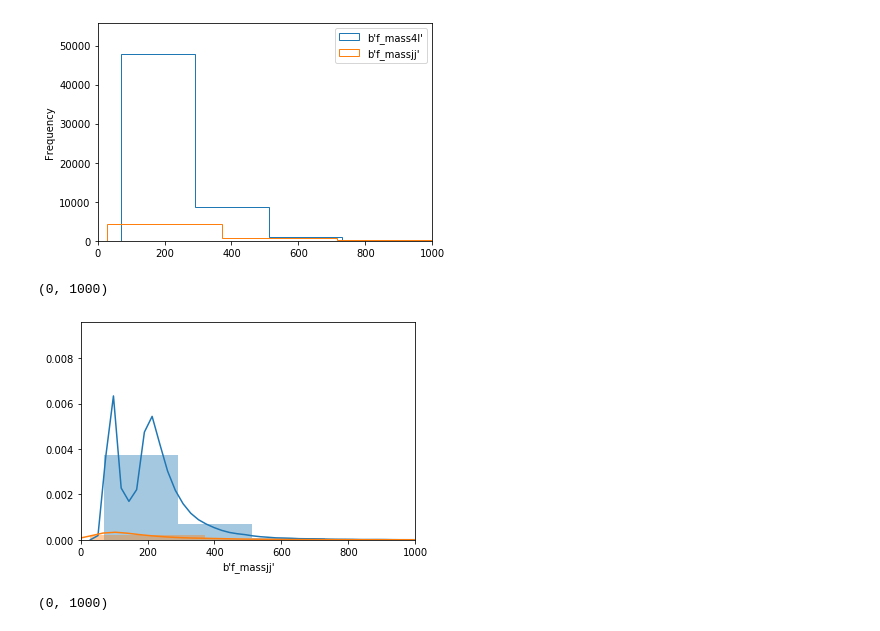
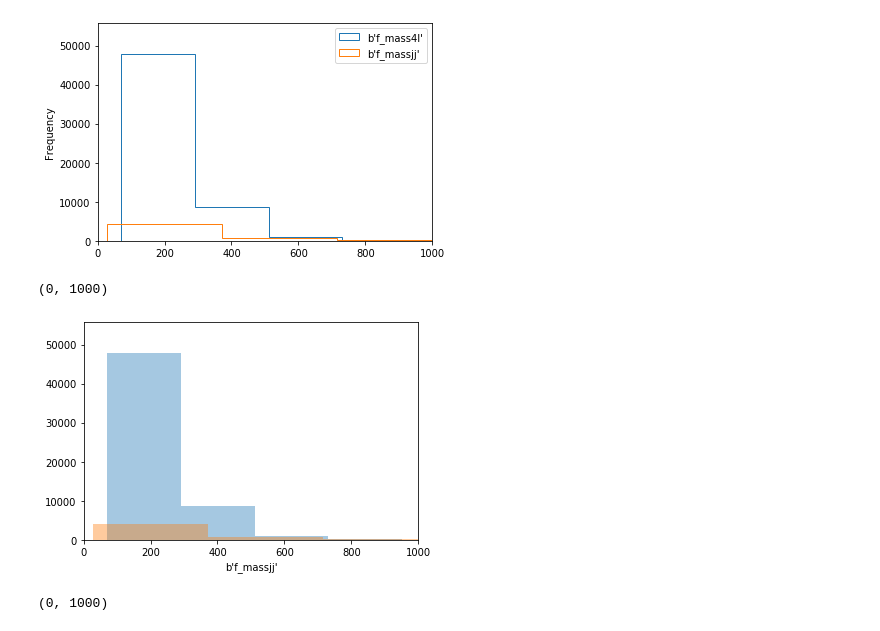
Before and after one commit to soldanoale/DataScience-HEP, a Jupyter notebook: Lezioni/Lezione 1.B - Soluzioni.ipynb, the cells around one changed output. Cells and saved outputs as stored; diff of their text form; code cells hidden in the pictures.

```diff
--- a/Lezioni/Lezione 1.B - Soluzioni.ipynb
+++ b/Lezioni/Lezione 1.B - Soluzioni.ipynb
@@ -202,13 +219,13 @@ ax.set_xlim(0, 1000)
 [figure]
 # %%
 import seaborn as sns
-ax = sns.distplot(df[VARS[0]], bins=10, kde=True)
-ax = sns.distplot(df[VARS[1]], bins=10, kde=True)
+ax = sns.distplot(df[VARS[0]], bins=10, kde=False)
+ax = sns.distplot(df[VARS[1]], bins=10, kde=False)
 
 ax.set_xlim(0, 1000)
 # %% [output]
 (0, 1000)
-[figure, old version]
+[figure, new version]
 # %%
 ax = sns.kdeplot(df[VARS[0]], shade=True)
 ax = sns.kdeplot(df[VARS[1]], shade=True)
```
Also changed, not shown: parts of 12 cells of this notebook.
